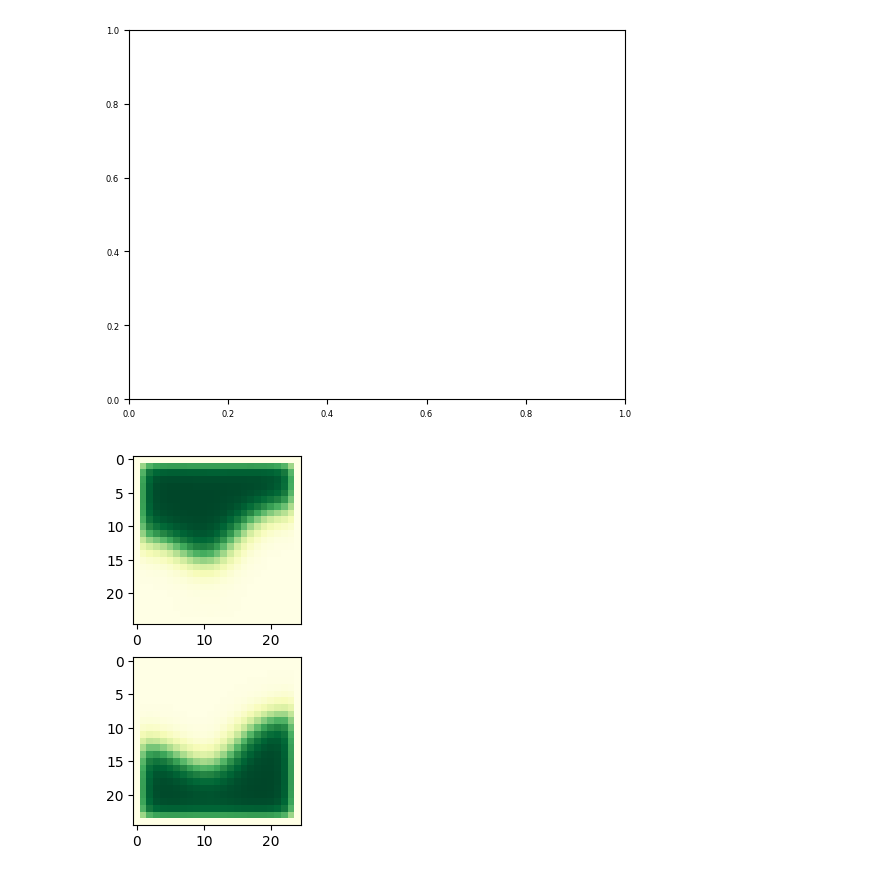
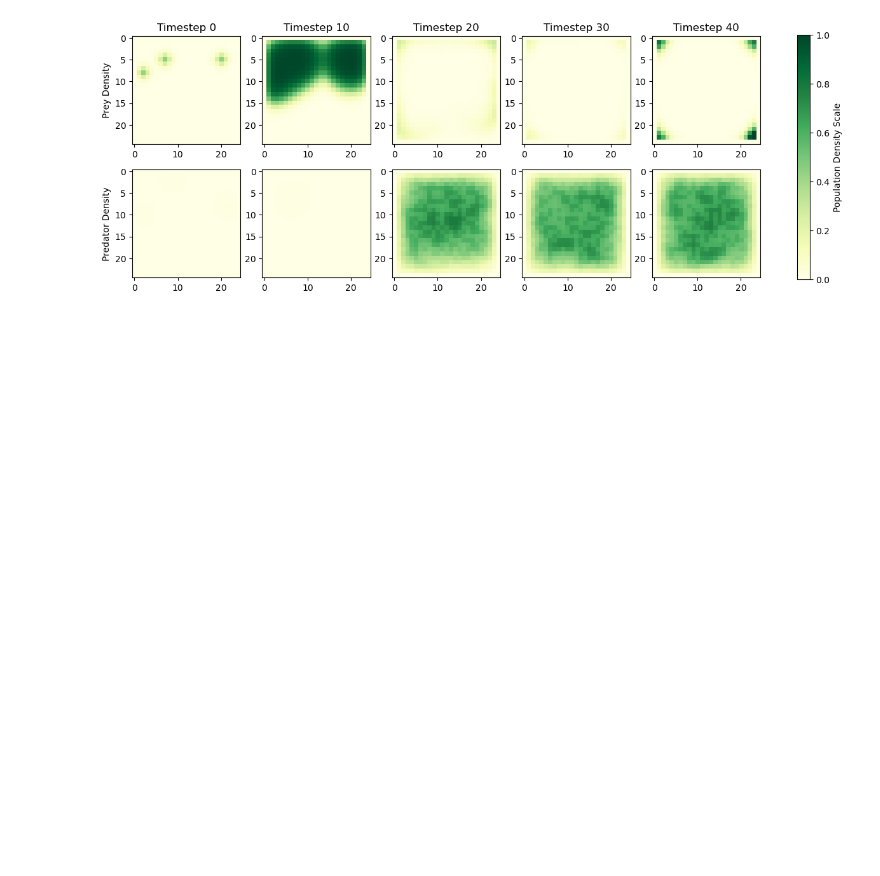
Before and after one commit to lcooke238/288_invasive_species, a Jupyter notebook: paws_model/results.ipynb, the cells around one changed output. Saved outputs shown, nothing was run; the diff lists cells and outputs as text; code cells hidden in the pictures; blank space fills up the shorter version.

```diff
--- a/paws_model/results.ipynb
+++ b/paws_model/results.ipynb
@@ -14,7 +14,7 @@ import random
 file1 = "GeneratedData/paws_preds.npy"
 file2 = "GeneratedData/paws_traps.npy"
 file3 = "GeneratedData/paws_prey.npy"
-# data_generation(file1, file2, file3)
+#data_generation(file1, file2, file3)
 
 M = 25
 N = 25
@@ -28,15 +28,12 @@ def retrain_model(preds, traps):
     return iware
 
 def milp_traps(M, N, iware):
+    return np.random.binomial(1,1/2,(M,N))*10
+    traps = np.zeros((M,N))
     effortx, data = discretization(iware)
     sp = SinglePlanner()
     sol = sp.test(effortx, data)
-    traps = np.zeros((M, N))
-    for i in range(len(sol)):
-        row = i // M
-        col = i % N
-        if random.random() <= sol[i]:
-            traps[row][col] = 10
+    traps = np.array(sol).reshape((M,N))
     return traps
 
 def run(file1, file2, file3):
@@ -46,9 +43,10 @@ def run(file1, file2, file3):
     df = pd.DataFrame(df_dict)
 
     # how many times we retrain model and call milp_traps
-    for idx in range(2):
+    for idx in range(5):
         # start using the milp generated traps
-        iware = retrain_model(pred_densities, trap_densities)
+        #iware = retrain_model(pred_densities, trap_densities)
+        iware = None #for randomly generating traps
         prey_densities, pred_densities, trap_densities = multiple_timesteps(prey_densities, pred_densities, trap_densities, milp_traps(M, N, iware))
     return prey_densities, pred_densities
 
@@ -108,27 +54,31 @@ Best objective 7.051698717797e+00, best bound 7.051698717797e+00, gap 0.0000%
 # %%
-# print("hakkunah", prey.shape, pred.shape)
-
 from ipywidgets import interact, IntSlider
 import matplotlib.pyplot as plt
-import matplotlib
+from matplotlib import colors
 
-def plot_densities_at_timestep(prey_densities, pred_densities, timestep):
+def plot_densities_at_timestep(prey_densities, pred_densities):
     min1, max1 = np.amin(pred_densities), np.amax(pred_densities)
     min2, max2 = np.amin(prey_densities), np.amax(prey_densities)
     _min, _max = min(min1, min2), max(max1, max2)
-
-    fig = plt.figure()
-    ax = fig.add_subplot(2, 1, 1)
-    ax.imshow(prey_densities[:, :, timestep], cmap=plt.cm.YlGn, vmin=_min, vmax=_max)
-    ax2= fig.add_subplot(2, 1, 2)
-    ax2.imshow(pred_densities[:, :, timestep], cmap=plt.cm.YlGn, vmin=_min, vmax=_max)
-
-    plt.show()
-
-plot_densities_at_timestep(prey, pred, 0)
+    norm = colors.Normalize(vmin=_min, vmax=_max)
+    fig, axs = plt.subplots(ncols=5, nrows=2, figsize=(15,5))
+    for col in range(5):
+        im = axs[1,col].imshow(pred_densities[:, :, 10*col], cmap=plt.cm.YlGn, vmin=_min, vmax=_max)
+        im.set_norm(norm)
+        im = axs[0,col].imshow(prey_densities[:, :, 10*col], cmap=plt.cm.YlGn, vmin=_min, vmax=_max)
+        im.set_norm(norm)
+        axs[0,col].set_title("Timestep %d"%(10*col))
+    axs[0,0].set_ylabel("Prey Density")
+    axs[1,0].set_ylabel("Predator Density")
+    norm = colors.Normalize(vmin=0,vmax=1)
+    im.set_norm(norm)
+    cbar = plt.colorbar(im,ax=axs, orientation='vertical', fraction=.1)
+    cbar.ax.set_ylabel("Population Density Scale")
+    #plt.savefig("paws.png", bbox_inches="tight")
+    plt.savefig("half+eff_trap.png", bbox_inches="tight")
+plot_densities_at_timestep(prey, pred)
 # %% [output]
-[figure, old version]
+[figure, new version]
-[figure, removed]
 # %%
 from ipywidgets import interact, IntSlider, fixed
 import matplotlib.pyplot as plt
```
Also changed, not shown: parts of 2 cells of this notebook, 15 other files.
